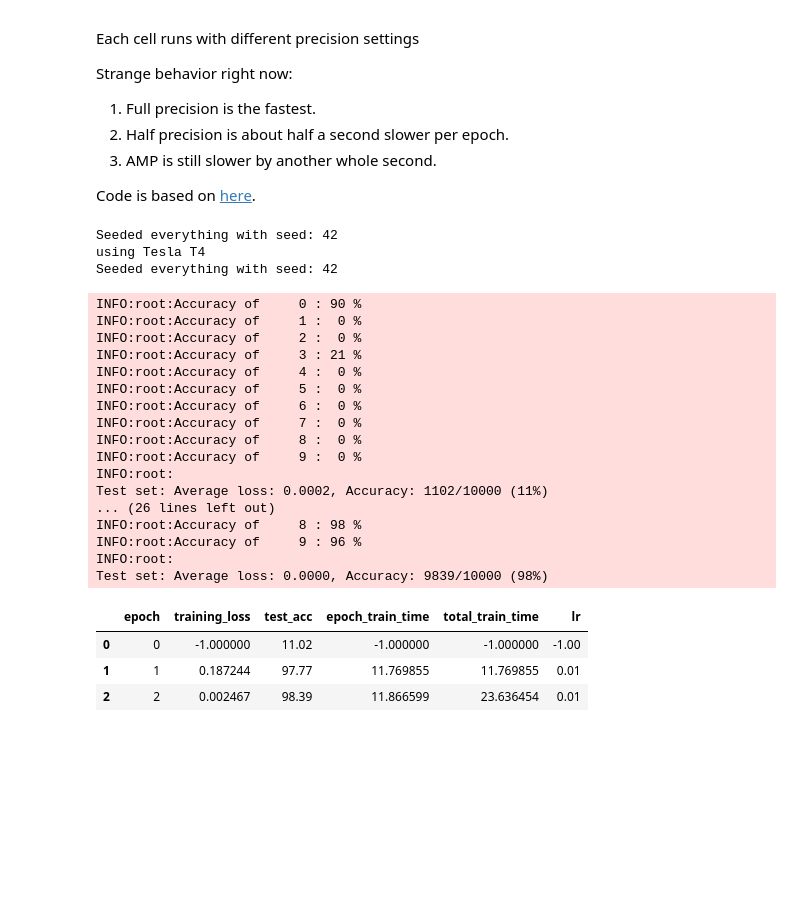
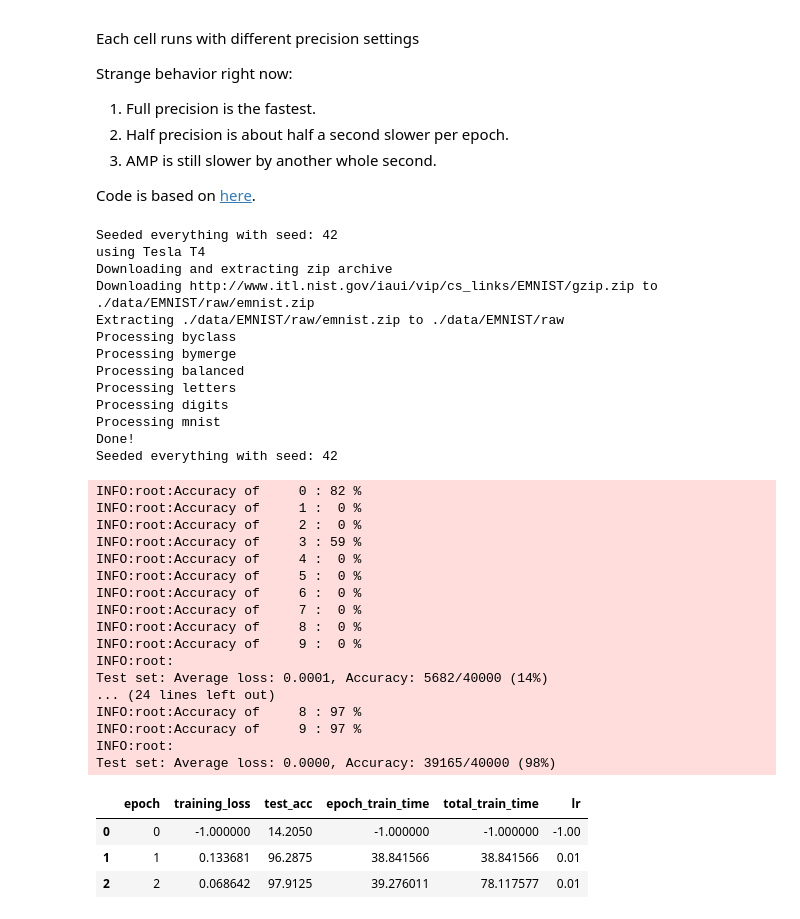
Before and after one commit to kamikazekartik/cs744_assignments, a Jupyter notebook: project/LeNet_MNIST_ksreenivasan.ipynb, the cells around one changed output. Cells and saved outputs as stored; diff of their text form; code cells hidden in the pictures; blank space fills up the shorter version.

```diff
--- a/project/LeNet_MNIST_ksreenivasan.ipynb
+++ b/project/LeNet_MNIST_ksreenivasan.ipynb
@@ -59,7 +59,7 @@ use_amp = False
 use_half_all = True
 use_half_conv = False
 use_half_lin = False
-dataset = 'MNIST'
+dataset = 'EMNIST'
 
 # Make sure we're using a GPU, and report what GPU it is.
 # (Otherwise this would run **forever**)
@@ -71,7 +71,7 @@ else:
 device = torch.device("cuda:0")
 
 # Set up dataset:
-batch_size = 64
+batch_size = 1024
 test_batch_size = 1000
 
 if dataset == 'MNIST':
@@ -209,7 +209,7 @@ def test(dataset, model, device, test_loader, criterion):
   return 100.0 * correct/len(test_loader.dataset)
 
 # train method
-def train(model, optimizer, scaler, train_loader, use_amp, epoch=0):
+def train(model, optimizer, criterion, scaler, train_loader, use_amp, epoch=0):
 
   for batch_idx, (inputs, labels) in enumerate(train_loader): # Iterating through the train loader
     if use_half_all:
@@ -255,7 +255,7 @@ def run_experiment(MAX_EPOCHS=3):
 
   for epoch in range(1, MAX_EPOCHS):
     start_time = time.time()
-    last_epoch_loss = train(model, optimizer, scaler, train_loader, use_amp, epoch)
+    last_epoch_loss = train(model, optimizer, criterion, scaler, train_loader, use_amp, epoch)
     end_time = time.time()
     epoch_training_time = end_time - start_time
     total_training_time += epoch_training_time
@@ -277,43 +277,53 @@ def run_experiment(MAX_EPOCHS=3):
   # (OPTIONAL) Save trained model:
   #PATH = './cifar_net.pt'
   #torch.save(net.state_dict(), PATH)
 
   # (OPTIONAL) Load saved model
   #net.load_state_dict(torch.load(PATH))
   #net.to(device)
 
   results_df = pd.DataFrame({"epoch": epoch_list, "training_loss": loss_epoch_list, "test_acc": test_acc_list, "epoch_train_time": epoch_train_time_list, "total_train_time": total_train_time_list, "lr": lr_list, })
   return results_df
 
 seed_experiment(42)
 use_half_all=False
 results_df = run_experiment(MAX_EPOCHS=3)
 results_df
 # %% [output]
 Seeded everything with seed: 42
 using Tesla T4
+Downloading and extracting zip archive
+Downloading http://www.itl.nist.gov/iaui/vip/cs_links/EMNIST/gzip.zip to ./data/EMNIST/raw/emnist.zip
+Extracting ./data/EMNIST/raw/emnist.zip to ./data/EMNIST/raw
+Processing byclass
+Processing bymerge
+Processing balanced
+Processing letters
+Processing digits
+Processing mnist
+Done!
 Seeded everything with seed: 42
-INFO:root:Accuracy of     0 : 90 %
+INFO:root:Accuracy of     0 : 82 %
 INFO:root:Accuracy of     1 :  0 %
 INFO:root:Accuracy of     2 :  0 %
-INFO:root:Accuracy of     3 : 21 %
+INFO:root:Accuracy of     3 : 59 %
 INFO:root:Accuracy of     4 :  0 %
 INFO:root:Accuracy of     5 :  0 %
 INFO:root:Accuracy of     6 :  0 %
 INFO:root:Accuracy of     7 :  0 %
 INFO:root:Accuracy of     8 :  0 %
 INFO:root:Accuracy of     9 :  0 %
 INFO:root:
-Test set: Average loss: 0.0002, Accuracy: 1102/10000 (11%)
-... (26 lines left out)
-INFO:root:Accuracy of     8 : 98 %
-INFO:root:Accuracy of     9 : 96 %
+Test set: Average loss: 0.0001, Accuracy: 5682/40000 (14%)
+... (24 lines left out)
+INFO:root:Accuracy of     8 : 97 %
+INFO:root:Accuracy of     9 : 97 %
 INFO:root:
-Test set: Average loss: 0.0000, Accuracy: 9839/10000 (98%)
+Test set: Average loss: 0.0000, Accuracy: 39165/40000 (98%)
 |  | epoch | training_loss | test_acc | epoch_train_time | total_train_time | lr |
-| 0 | 0 | -1.000000 | 11.02 | -1.000000 | -1.000000 | -1.00 |
-| 1 | 1 | 0.187244 | 97.77 | 11.769855 | 11.769855 | 0.01 |
-| 2 | 2 | 0.002467 | 98.39 | 11.866599 | 23.636454 | 0.01 |
+| 0 | 0 | -1.000000 | 14.2050 | -1.000000 | -1.000000 | -1.00 |
+| 1 | 1 | 0.133681 | 96.2875 | 38.841566 | 38.841566 | 0.01 |
+| 2 | 2 | 0.068642 | 97.9125 | 39.276011 | 78.117577 | 0.01 |
 # %%
 seed_experiment(42)
 use_half_all=True
```
Also changed, not shown: parts of 2 cells of this notebook.
